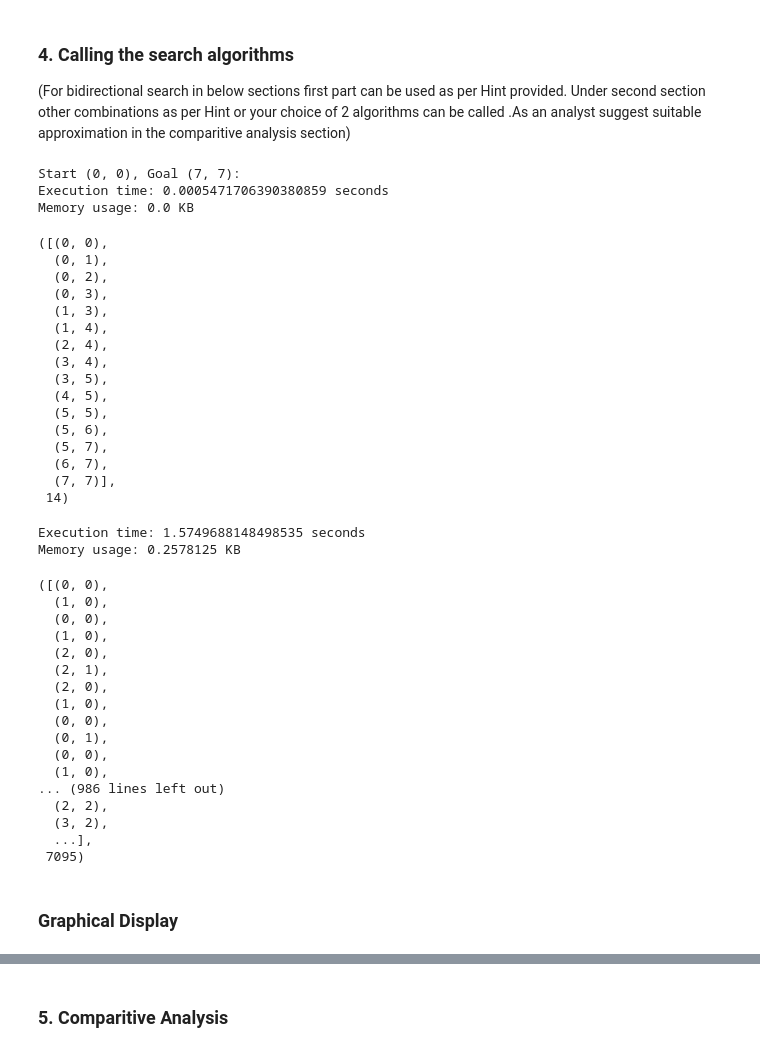
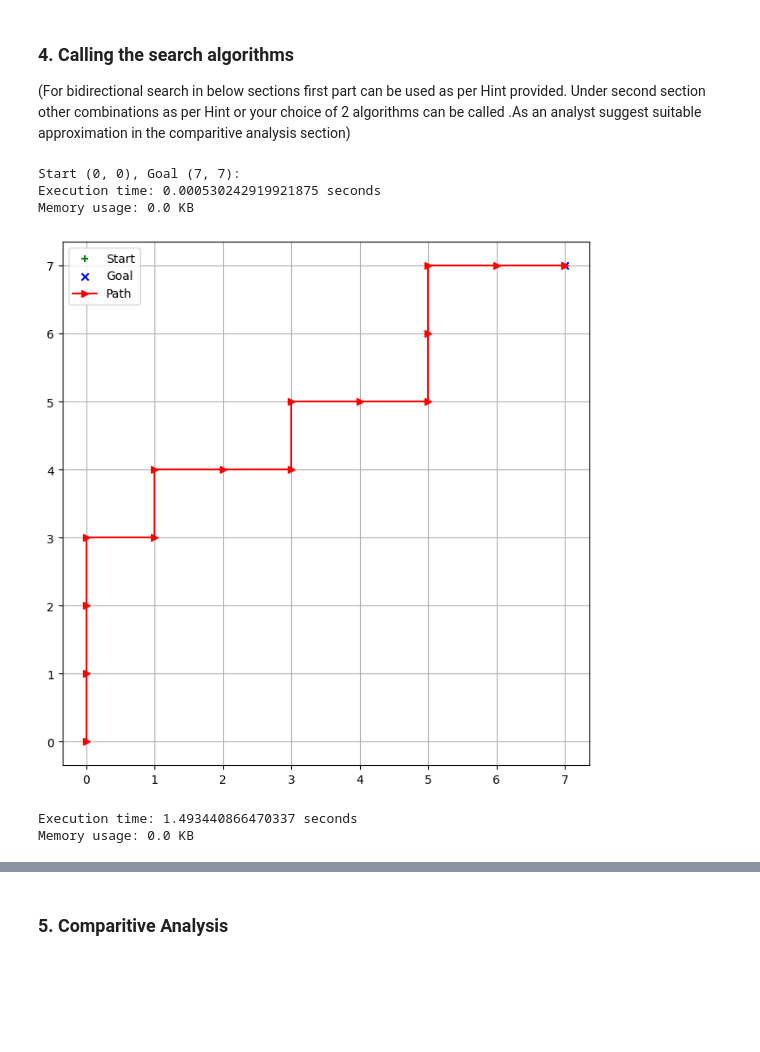
Before and after one commit to vatsaaa/mtech, a Jupyter notebook: semester_1/03_assignments/aci/ACI_ASSIGNMENT_1/ipynb/ACI_Assignment_1_SolutionTemplate_PS_1.ipynb, the cells around one changed output, grey strips where cells are left out. Cells and saved outputs as stored; diff of their text form; code cells hidden in the pictures; blank space fills up the shorter version.

```diff
--- a/semester_1/03_assignments/aci/ACI_ASSIGNMENT_1/ipynb/ACI_Assignment_1_SolutionTemplate_PS_1.ipynb
+++ b/semester_1/03_assignments/aci/ACI_ASSIGNMENT_1/ipynb/ACI_Assignment_1_SolutionTemplate_PS_1.ipynb
@@ -71,13 +71,24 @@ class GridEnvironment:
                         self.start = tuple((i, j))
                     elif self.grid[i][j] == 'G':
                         self.goal = tuple((i, j))
-            print("Start {start}, Goal {goal}:".format(start=self.start, goal=self.goal))
+            print("Start {start}, Goal {goal}:".format(
+                start=self.start,
+                goal=self.goal))
 
         self.grid = grid
         self.rows = len(grid)
         self.cols = len(grid[0])
         self.display = display
         find_start_and_goal()
+
+    def visualize(self, path):
+      plt.figure(figsize=(len(self.grid), len(self.grid[0])))
+      plt.scatter(*path[0], marker='+', color='green', label='Start')
+      plt.scatter(*path[-1], marker='x', color='blue', label='Goal')
+      plt.plot(*zip(*path), marker='>', color='red', label='Path')
+      plt.legend()
+      plt.grid(True)
+      plt.show()
 
     def is_valid_move(self, row, col):
         return (
@@ -88,13 +99,14 @@ class GridEnvironment:
         )
 
     def get_adjacent_cells(self, row, col, algorithm=None):
-        directions = [(1, 0), (-1, 0), (0, 1), (0, -1)] #degrees of freedom - need to revise by prasnejit
+        directions = [(1, 0), (-1, 0), (0, 1), (0, -1)] # degrees of freedom - need to revise by prasnejit
         adjacent_cells = [] # Return empty list of adjacent cells if all moves are invalid
         for dr, dc in directions:
             new_row, new_col = row + dr, col + dc
             if self.is_valid_move(new_row, new_col):
                 if algorithm == "greedy" and self.display:
-                    print(" The move is valid for this %d and %d" % (new_row, new_col))
+                    print(" The move is valid for this %d and %d"
+                          % (new_row, new_col))
                 adjacent_cells.append(tuple((new_row, new_col)))
         return adjacent_cells
 
@@ -353,51 +367,20 @@ This is applicable for all the relevent problems as mentioned in the question.
 grid_env = GridEnvironment(grid)
 gbfs = GBFSearchAlgorithm(grid_env)
 
-gbfs.search()
+found_path, at_cost = gbfs.search()
 # %% [output]
 Start (0, 0), Goal (7, 7):
-Execution time: 0.0005471706390380859 seconds
+Execution time: 0.000530242919921875 seconds
 Memory usage: 0.0 KB
-([(0, 0),
-  (0, 1),
-  (0, 2),
-  (0, 3),
-  (1, 3),
-  (1, 4),
-  (2, 4),
-  (3, 4),
-  (3, 5),
-  (4, 5),
-  (5, 5),
-  (5, 6),
-  (5, 7),
-  (6, 7),
-  (7, 7)],
- 14)
+# %%
+grid_env.visualize(found_path)
+# %% [output]
+[figure, added]
 # %%
 #Invoke algorithm 2 (Should Print the solution, path, cost etc., (As mentioned in the problem))
 genetic_algorithm = GeneticSearchAlgorithm(grid_env)
 
-genetic_algorithm.search()
+ga_found_path, ga_cost = genetic_algorithm.search()
 # %% [output]
-Execution time: 1.5749688148498535 seconds
-Memory usage: 0.2578125 KB
+Execution time: 1.493440866470337 seconds
+Memory usage: 0.0 KB
-([(0, 0),
-  (1, 0),
-  (0, 0),
-  (1, 0),
-  (2, 0),
-  (2, 1),
-  (2, 0),
-  (1, 0),
-  (0, 0),
-  (0, 1),
-  (0, 0),
-  (1, 0),
-... (986 lines left out)
-  (2, 2),
-  (3, 2),
-  ...],
- 7095)
-# %% [markdown]
-### 	Graphical Display
```
Also changed, not shown: parts of 5 cells of this notebook.
